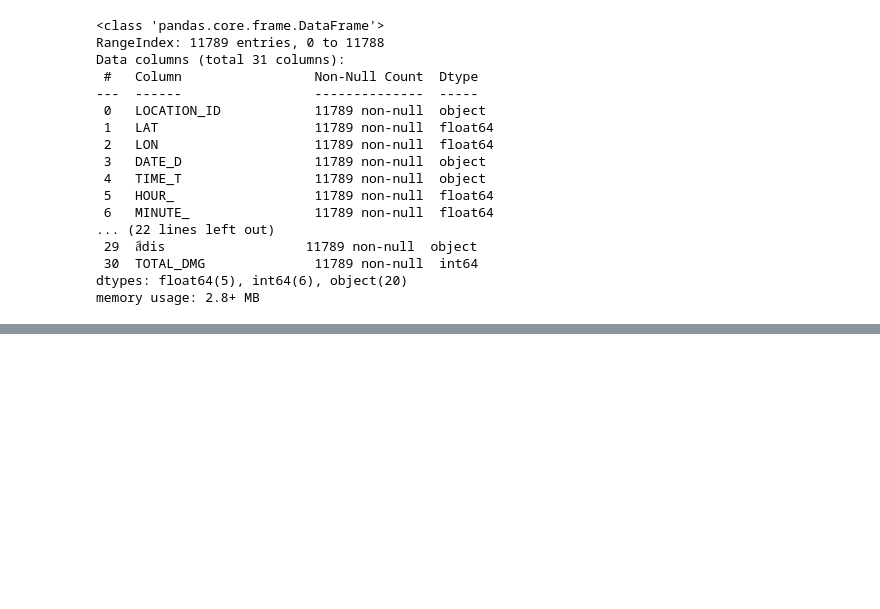
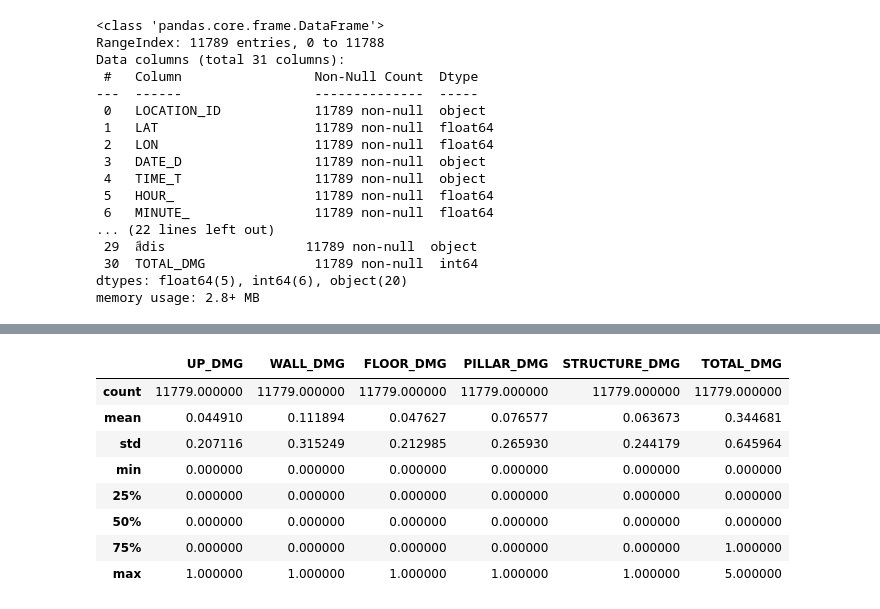
Before and after one commit to tontantip/Archive, a Jupyter notebook: portfolio/portfolio_pro1.ipynb, the cells around one changed output, grey strips where cells are left out. Drawn from its saved outputs; the diff is of its cells as text; code cells hidden in the pictures; blank space fills up the shorter version.

```diff
--- a/portfolio/portfolio_pro1.ipynb
+++ b/portfolio/portfolio_pro1.ipynb
@@ -172,0 +183,4 @@ df = df.drop(["ZONE","SUB_ZONE","SoftClay_m","WaterConte","LiquidLimi","Plastici
+# %%
+df['report_time'] = pd.to_timedelta(
+    df['HOUR_'], unit='h'
+) + pd.to_timedelta(df['MINUTE_'], unit='m')
@@ -172,0 +227,16 @@ df = df.drop(["ZONE","SUB_ZONE","SoftClay_m","WaterConte","LiquidLimi","Plastici
+# %%
+damage_cols = [
+    'UP_DMG','WALL_DMG','FLOOR_DMG',
+    'PILLAR_DMG','STRUCTURE_DMG','TOTAL_DMG'
+]
+df[damage_cols].describe()
+# %% [output]
+|  | UP_DMG | WALL_DMG | FLOOR_DMG | PILLAR_DMG | STRUCTURE_DMG | TOTAL_DMG |
+| count | 11779.000000 | 11779.000000 | 11779.000000 | 11779.000000 | 11779.000000 | 11779.000000 |
+| mean | 0.044910 | 0.111894 | 0.047627 | 0.076577 | 0.063673 | 0.344681 |
+| std | 0.207116 | 0.315249 | 0.212985 | 0.265930 | 0.244179 | 0.645964 |
+| min | 0.000000 | 0.000000 | 0.000000 | 0.000000 | 0.000000 | 0.000000 |
+| 25% | 0.000000 | 0.000000 | 0.000000 | 0.000000 | 0.000000 | 0.000000 |
+| 50% | 0.000000 | 0.000000 | 0.000000 | 0.000000 | 0.000000 | 0.000000 |
+| 75% | 0.000000 | 0.000000 | 0.000000 | 0.000000 | 0.000000 | 1.000000 |
+| max | 1.000000 | 1.000000 | 1.000000 | 1.000000 | 1.000000 | 5.000000 |
```
Also changed, not shown: parts of 10 cells of this notebook.
